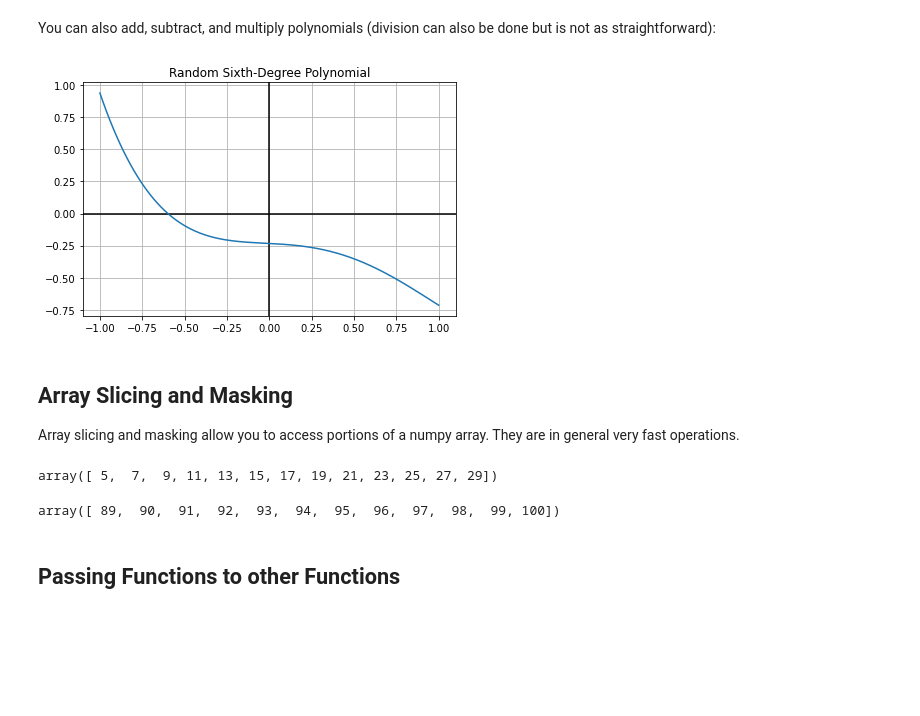
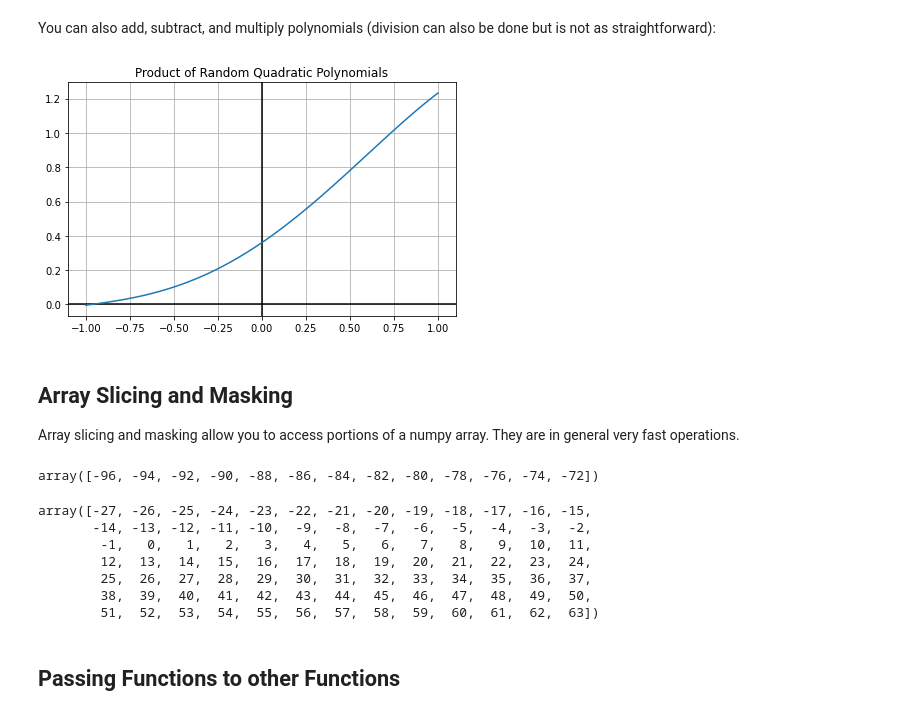
Before and after one commit to wblackucimath/Python-Examples, a Jupyter notebook: Quick-Start.ipynb, the cells around one changed output. Cells and saved outputs as stored; diff of their text form; code cells hidden in the pictures; blank space fills up the shorter version.

```diff
--- a/Quick-Start.ipynb
+++ b/Quick-Start.ipynb
@@ -128,32 +136,40 @@ You can also add, subtract, and multiply polynomials (division can also be done
 # %%
 dx = 0.01
 xmin, xmax = -1, 1 #adding the decimal forces floting point values
 xvec = np.linspace(xmin, xmax, num=1+int((xmax-xmin)/dx))
 p1 = poly.Polynomial(2 * np.random.rand(3) - 1)
 p2 = poly.Polynomial(2 * np.random.rand(3) - 1)
-p3 = p1 * p2 # Note how we are multiplying the polynomial objects and not the floating point results of evaluation of the polynomials.
+p3 = p1 * p2
+# Note how we are multiplying the polynomial objects and not the
+# floating point results of evaluation of the polynomials.
 plt.grid()
 plt.axhline(color="k")
 plt.axvline(color="k")
-plt.title("Random Sixth-Degree Polynomial")
+plt.title("Product of Random Quadratic Polynomials")
 plt.plot(xvec, p3(xvec));
 plt.tight_layout()
 # %% [output]
-[figure, old version]
+[figure, new version]
 # %%
 plt.close(plt.gcf())
 # %% [markdown]
 ## Array Slicing and Masking
 Array slicing and masking allow you to access portions of a numpy array. They are in general very fast operations.
 # %%
-a = np.arange(1,101)
-a[4:30:2] # Don't forget that arrays are zero-indexed in Python
+a = np.arange(-100,101)
+a[4:30:2]
 # %% [output]
-array([ 5,  7,  9, 11, 13, 15, 17, 19, 21, 23, 25, 27, 29])
+array([-96, -94, -92, -90, -88, -86, -84, -82, -80, -78, -76, -74, -72])
 # %%
-a[(a-20)**2>4645 ]
+a[np.abs(a-18)<46 ]
 # %% [output]
-array([ 89,  90,  91,  92,  93,  94,  95,  96,  97,  98,  99, 100])
+array([-27, -26, -25, -24, -23, -22, -21, -20, -19, -18, -17, -16, -15,
+       -14, -13, -12, -11, -10,  -9,  -8,  -7,  -6,  -5,  -4,  -3,  -2,
+        -1,   0,   1,   2,   3,   4,   5,   6,   7,   8,   9,  10,  11,
+        12,  13,  14,  15,  16,  17,  18,  19,  20,  21,  22,  23,  24,
+        25,  26,  27,  28,  29,  30,  31,  32,  33,  34,  35,  36,  37,
+        38,  39,  40,  41,  42,  43,  44,  45,  46,  47,  48,  49,  50,
+        51,  52,  53,  54,  55,  56,  57,  58,  59,  60,  61,  62,  63])
 # %% [markdown]
 ## Passing Functions to other Functions
 # %%
```
Also changed, not shown: parts of 8 cells of this notebook.
